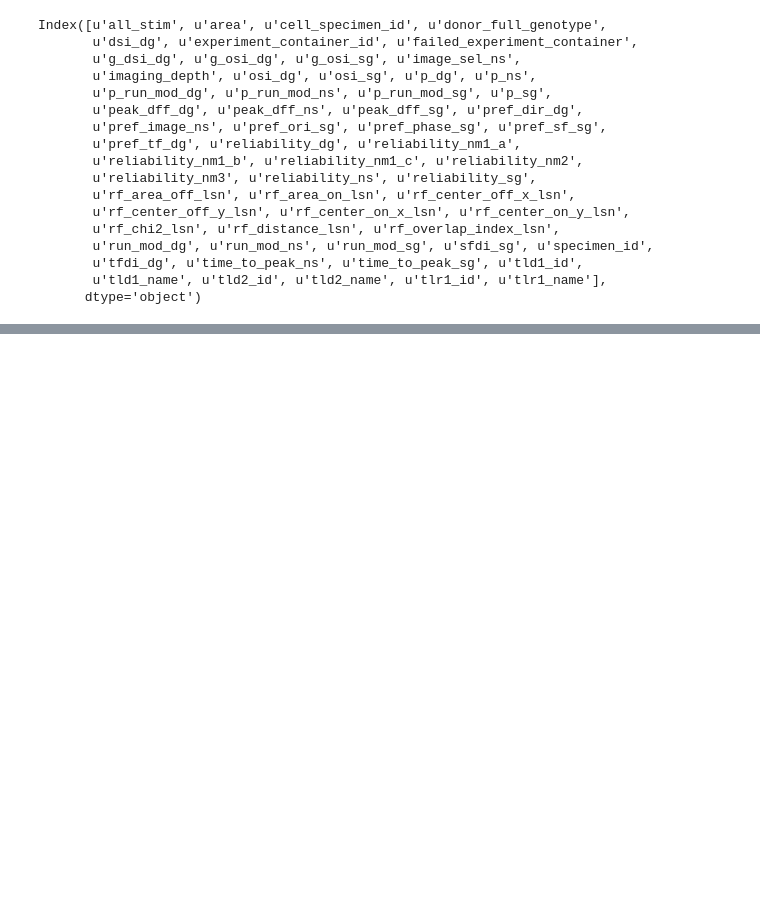
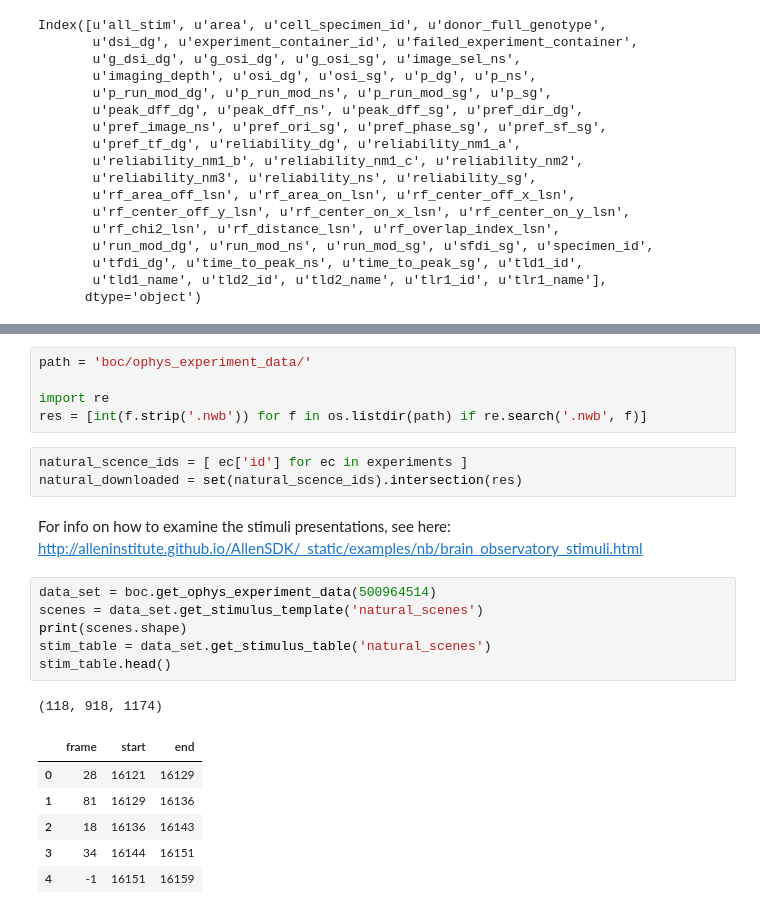
Before and after one commit to davidhbrann/CompClub-sklearn, a Jupyter notebook: 2_Allen_Brain_Observatory.ipynb, the cells around one changed output, grey strips where cells are left out. Cells and saved outputs as stored; diff of their text form; blank space fills up the shorter version.

Commit message:
update with allen example

```diff
--- a/2_Allen_Brain_Observatory.ipynb
+++ b/2_Allen_Brain_Observatory.ipynb
@@ -95,0 +99,24 @@ for i,exp in enumerate(experiments):
+# %%
+path = 'boc/ophys_experiment_data/'
+
+import re
+res = [int(f.strip('.nwb')) for f in os.listdir(path) if re.search('.nwb', f)]
+# %%
+natural_scence_ids = [ ec['id'] for ec in experiments ]
+natural_downloaded = set(natural_scence_ids).intersection(res)
+# %% [markdown]
+For info on how to examine the stimuli presentations, see here: http://alleninstitute.github.io/AllenSDK/_static/examples/nb/brain_observatory_stimuli.html
+# %%
+data_set = boc.get_ophys_experiment_data(500964514)
+scenes = data_set.get_stimulus_template('natural_scenes')
+print(scenes.shape)
+stim_table = data_set.get_stimulus_table('natural_scenes')
+stim_table.head()
+# %% [output]
+(118, 918, 1174)
+|  | frame | start | end |
+| 0 | 28 | 16121 | 16129 |
+| 1 | 81 | 16129 | 16136 |
+| 2 | 18 | 16136 | 16143 |
+| 3 | 34 | 16144 | 16151 |
+| 4 | -1 | 16151 | 16159 |
```
Also changed, not shown: parts of 9 cells of this notebook, 1 other file.
